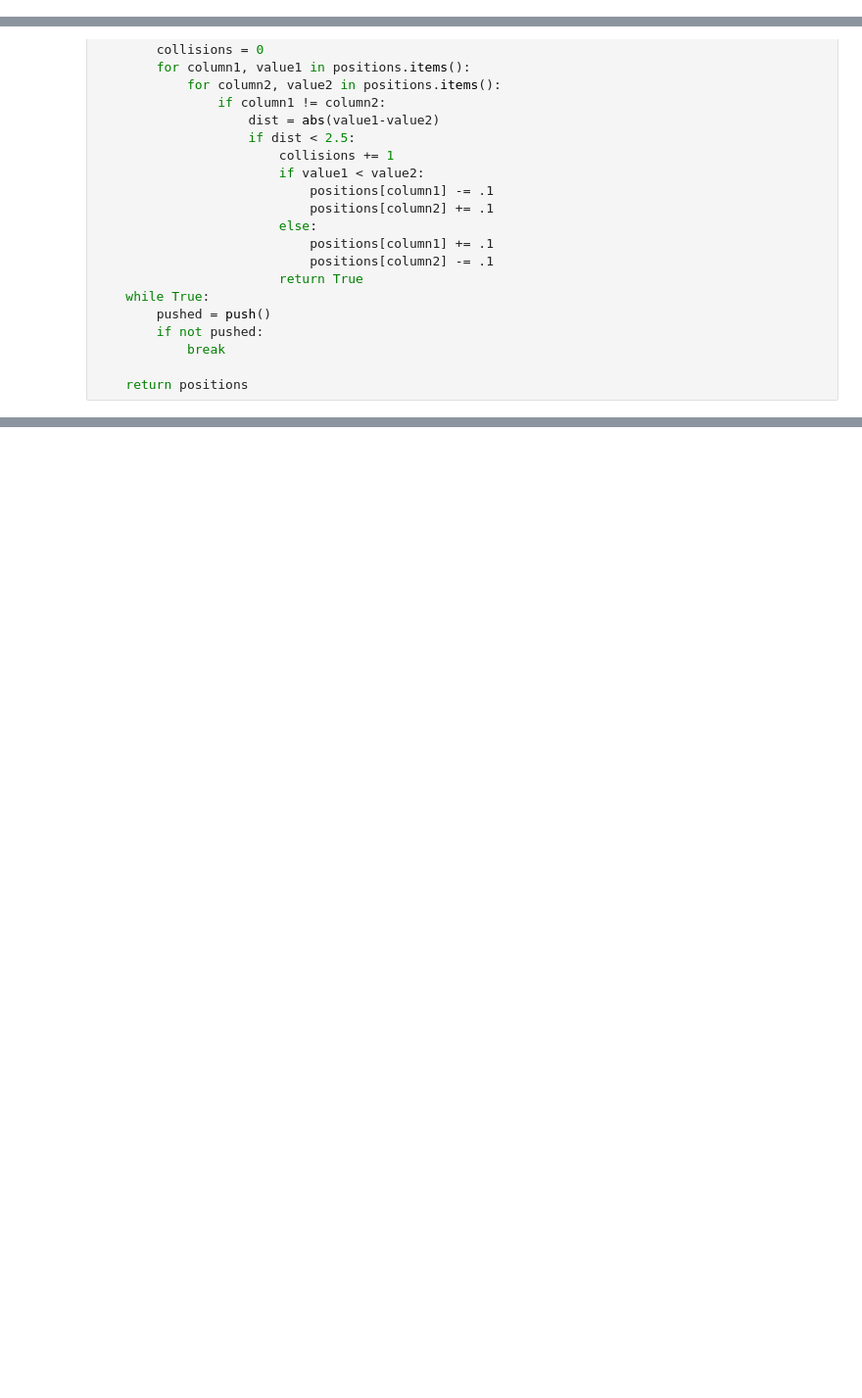
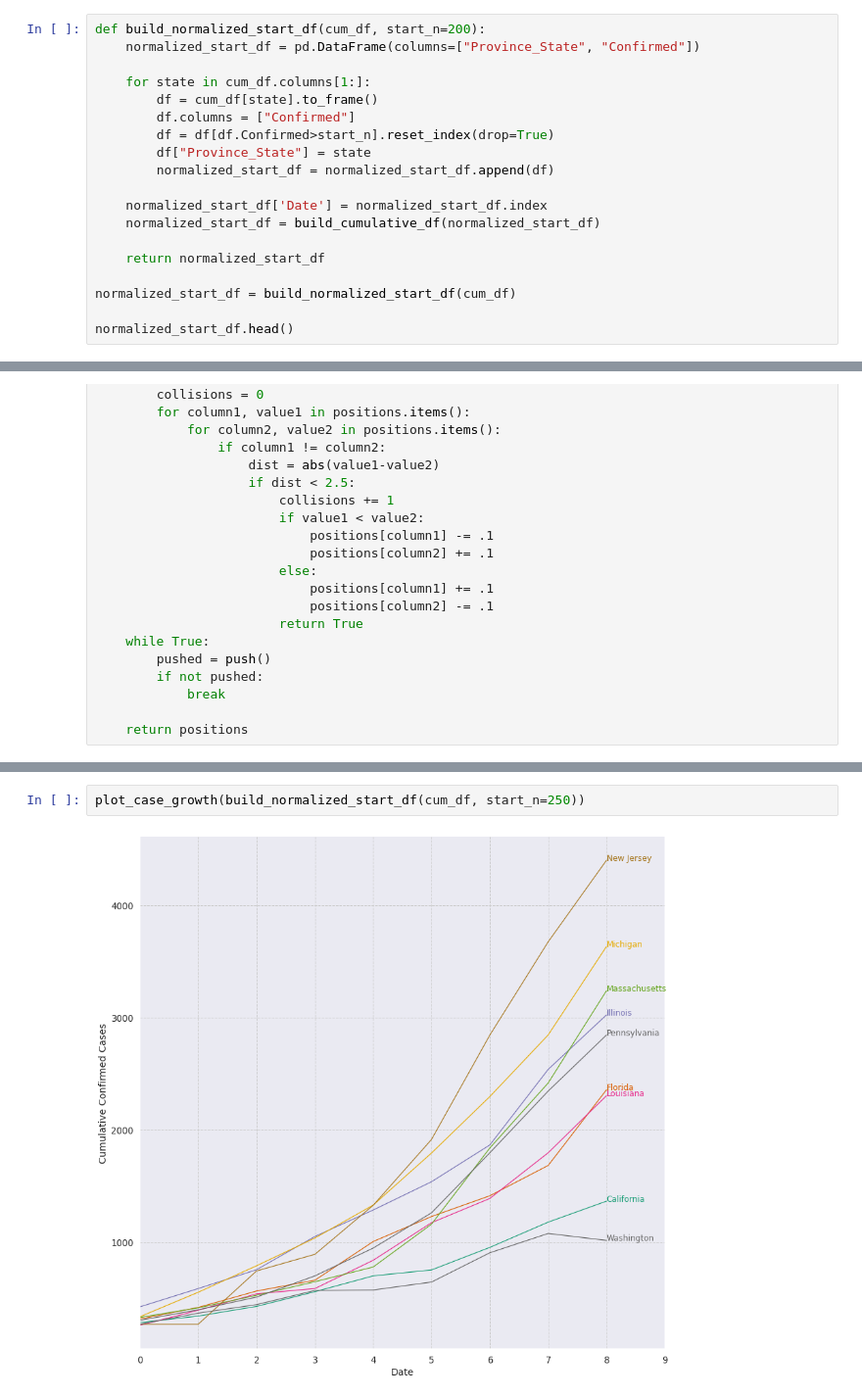
Before and after one commit to rdcolema/covid19-tracking, a Jupyter notebook: covid_by_state.ipynb, the cells around one changed output, grey strips where cells are left out. Shown at 98% size. Cells and saved outputs as stored; diff of their text form; blank space fills up the shorter version.

```diff
--- a/covid_by_state.ipynb
+++ b/covid_by_state.ipynb
@@ -174,0 +175,19 @@ cum_df.head()
+# %%
+def build_normalized_start_df(cum_df, start_n=200):
+    normalized_start_df = pd.DataFrame(columns=["Province_State", "Confirmed"])
+
+    for state in cum_df.columns[1:]:
+        df = cum_df[state].to_frame()
+        df.columns = ["Confirmed"]
+        df = df[df.Confirmed>start_n].reset_index(drop=True)
+        df["Province_State"] = state
+        normalized_start_df = normalized_start_df.append(df)
+
+    normalized_start_df['Date'] = normalized_start_df.index
+    normalized_start_df = build_cumulative_df(normalized_start_df)
+
+    return normalized_start_df
+
+normalized_start_df = build_normalized_start_df(cum_df)
+
+normalized_start_df.head()
@@ -238,0 +273,4 @@ plot_case_growth(cum_df)
+# %%
+plot_case_growth(build_normalized_start_df(cum_df, start_n=250))
+# %% [output]
+[figure, added]
```
Also changed, not shown: parts of 5 cells of this notebook.
